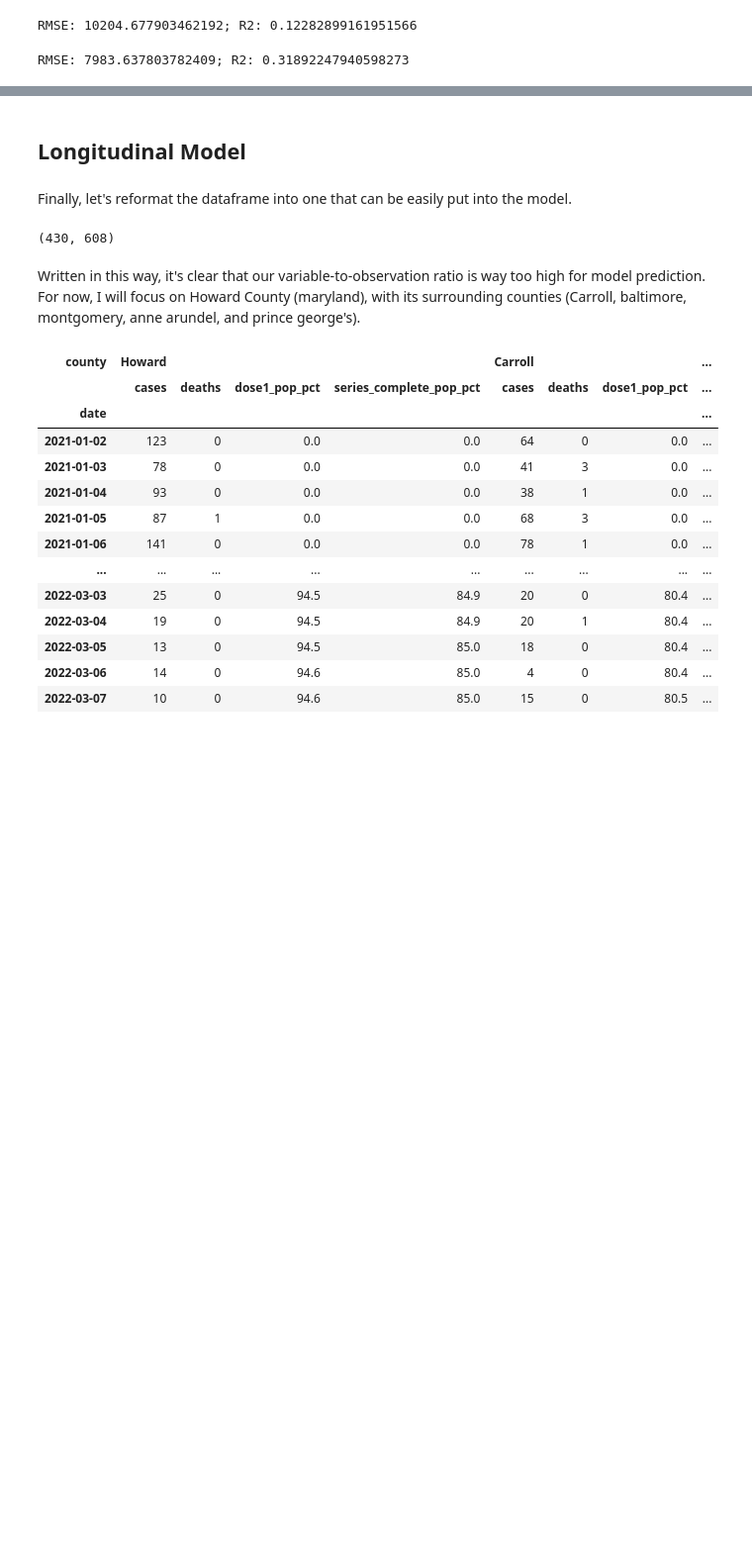
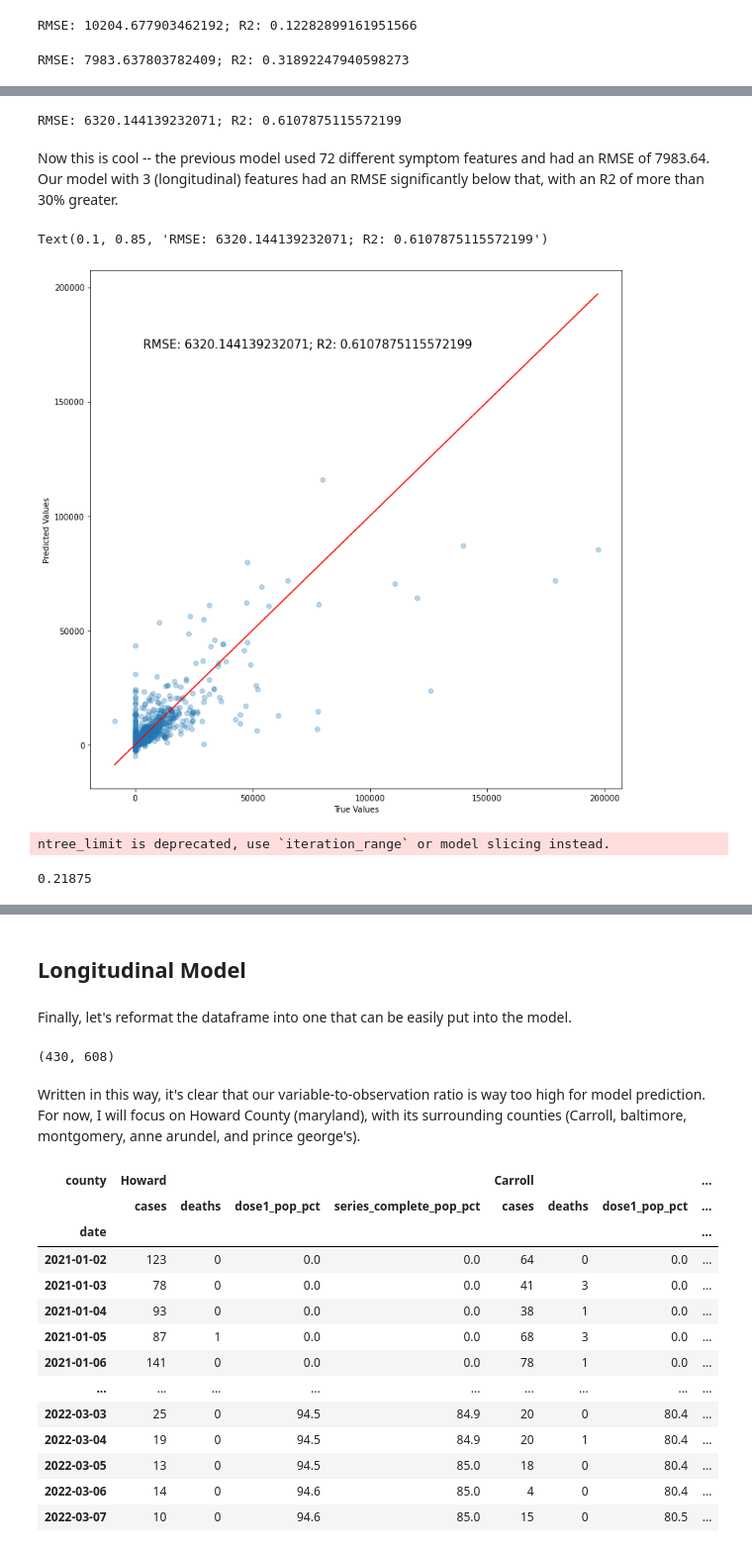
Before and after one commit to GaniPerez/COVID_Case_Prediction, a Jupyter notebook: COVID19_RNN_byState.ipynb, the cells around one changed output, grey strips where cells are left out. Shown at 99% size. Saved outputs shown, nothing was run; the diff lists cells and outputs as text; code cells hidden in the pictures; blank space fills up the shorter version.

```diff
--- a/COVID19_RNN_byState.ipynb
+++ b/COVID19_RNN_byState.ipynb
@@ -1940,0 +2780,5 @@ Clearly, our current set of features do not predict cases well past 1 day. Keepi
+# %%
+params5 = hyperparameter_tuning_xgb(dtrain5, params5, param_grid1, ['max_depth', 'min_child_weight'])
+params5 = hyperparameter_tuning_xgb(dtrain5, params5, param_grid2, ['subsample', 'colsample_bytree'])
+params5 = hyperparameter_tuning_xgb(dtrain5, params5, eta_grid, ['eta'])
+params5
@@ -1940,0 +2813,3 @@ Clearly, our current set of features do not predict cases well past 1 day. Keepi
+# %%
+params5_final = params5.copy()
+params5_final
@@ -1940,0 +2830,14 @@ Clearly, our current set of features do not predict cases well past 1 day. Keepi
+# %%
+xgb_d5 = xgb.XGBRegressor(objective=params5_final['objective'],
+                          eval_metric=params5_final['eval_metric'],
+                          max_depth=params5_final['max_depth'],
+                          min_child_weight=params5_final['min_child_weight'],
+                          eta=params5_final['eta'],
+                          subsample=params5_final['subsample'],
+                          colsample_bytree=params5_final['colsample_bytree'],
+                          early_stopping_rounds=params5_final['early_stopping_rounds'],
+                          random_state=params5_final['random_state'],
+                          n_estimators=params5_final['n_estimators'],
+                          callbacks=[xgb.callback.EvaluationMonitor(show_stdv=True)])
+
+xgb_d5.fit(X_train_d5, y_train_d5)
@@ -1940,0 +2856,24 @@ Clearly, our current set of features do not predict cases well past 1 day. Keepi
+# %%
+y_test_d5_pred = xgb_d5.predict(X_test_d5)
+rmse_d5 = RMSE_val(y_test_d5, y_test_d5_pred)
+R2_d5 = R2_val(y_test_d5, y_test_d5_pred)
+print(f"RMSE: {rmse_d5}; R2: {R2_d5}")
+# %% [output]
+RMSE: 6320.144139232071; R2: 0.6107875115572199
+# %% [markdown]
+Now this is cool -- the previous model used 72 different symptom features and had an RMSE of 7983.64. Our model with 3 (longitudinal) features had an RMSE significantly below that, with an R2 of more than 30% greater.
+# %%
+fig, ax = graph_true_vs_predict(y_test_d5, y_test_d5_pred)
+
+ax.text(x=0.1, y=0.85, s=f"RMSE: {rmse_d5}; R2: {R2_d5}", fontsize=15, transform=ax.transAxes)
+# %% [output]
+Text(0.1, 0.85, 'RMSE: 6320.144139232071; R2: 0.6107875115572199')
+[figure, added]
+# %%
+pred = xgb_d5.predict(X_train_d5, output_margin=True)
+explainer = shap.TreeExplainer(xgb_d5)
+shap_values = explainer.shap_values(X_train_d5, check_additivity=False)
+np.abs(shap_values.sum(1) + explainer.expected_value - pred).max()
+# %% [output]
+ntree_limit is deprecated, use `iteration_range` or model slicing instead.
+0.21875
```
Also changed, not shown: parts of 79 cells of this notebook.
